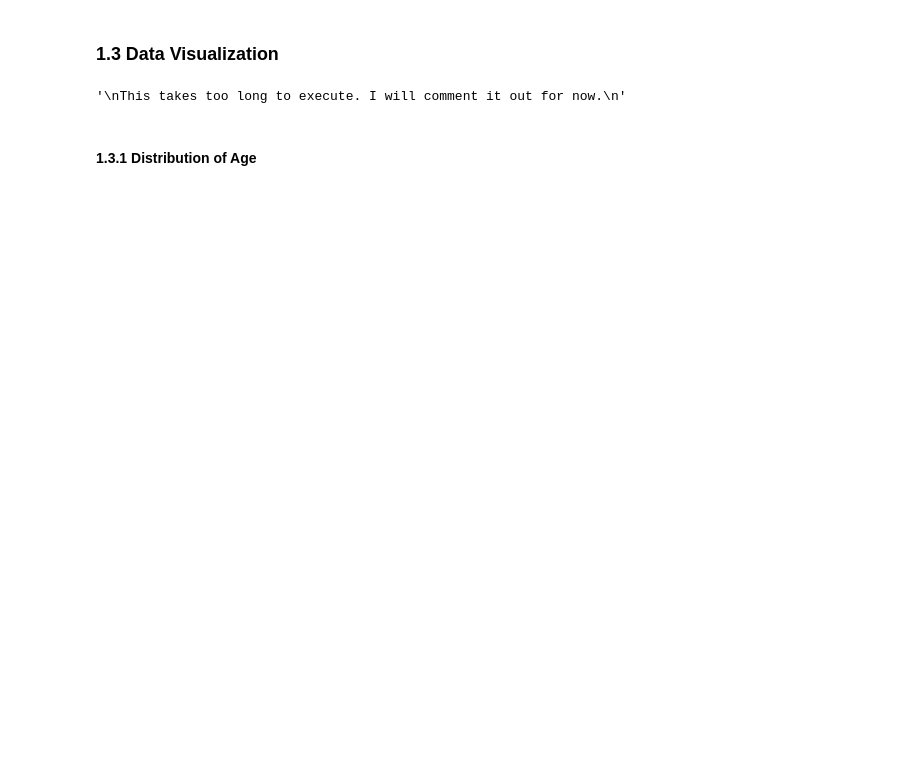
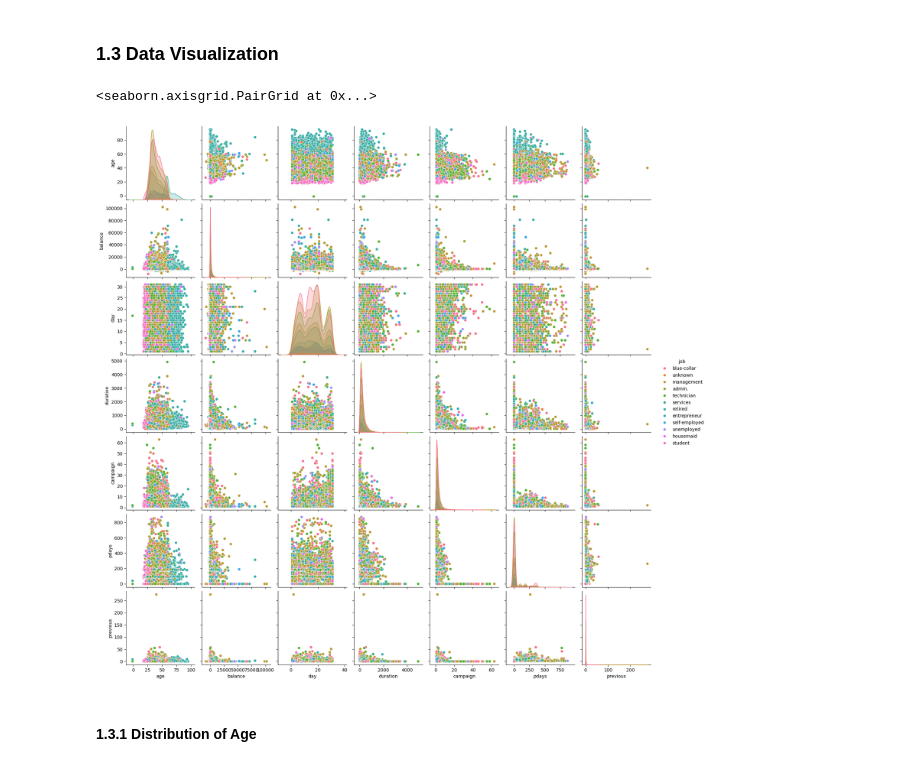
Before and after one commit to jjosorioc/Bank-Client-Attributes-and-Marketing-Outcomes, a Jupyter notebook: SupervisedLearning.ipynb, the cells around one changed output. Saved outputs shown, nothing was run; the diff lists cells and outputs as text; code cells hidden in the pictures; blank space fills up the shorter version.

Commit message:
Executed the pairplot

```diff
--- a/SupervisedLearning.ipynb
+++ b/SupervisedLearning.ipynb
@@ -125,11 +128,12 @@ Name: y, dtype: int64
 # %%
 # TODO: Choose variable to analyze, it doesn't have to be 'job
 '''
-This takes too long to execute. I will comment it out for now.
+This takes 2 min to execute so it is commented out
 '''
 # sns.pairplot(df, hue='job')
 # %% [output]
-'\nThis takes too long to execute. I will comment it out for now.\n'
+<seaborn.axisgrid.PairGrid at 0x...>
+[figure, added]
 # %% [markdown]
 #### 1.3.1 Distribution of Age
 # %%
```
Also changed, not shown: parts of 8 cells of this notebook.
